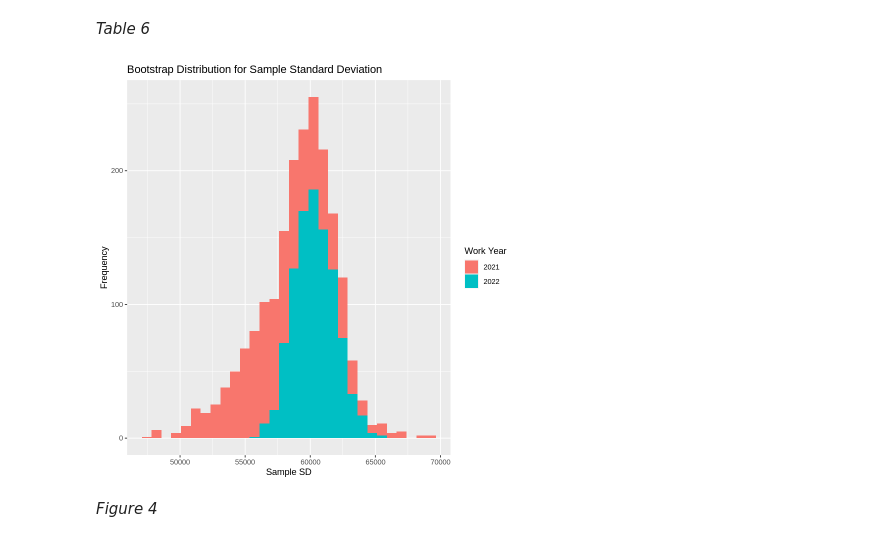
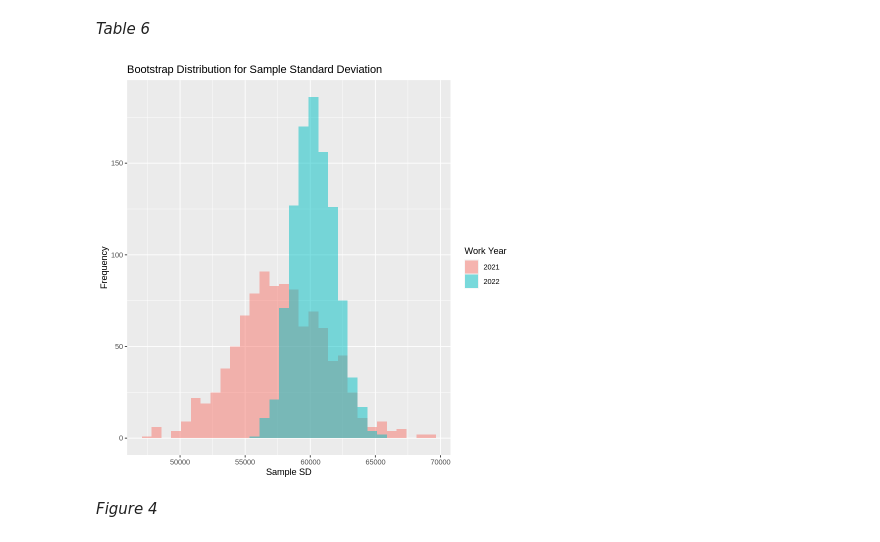
Before and after one commit to joelbonnie/CyberSecSalaryInference, a Jupyter notebook: finalReport.ipynb, the cells around one changed output. Drawn from its saved outputs; the diff is of its cells as text; code cells hidden in the pictures.

Commit message:
Fixed histograms

```diff
--- a/finalReport.ipynb
+++ b/finalReport.ipynb
@@ -72,6 +72,7 @@ We will filter the columns for the years 2021 and 2022.
 # tidy data frame to include only work_year and salary_in_usd columns
 # corresponding to the 2021 and 2022 work year.
 money_relevant <- money |>
+    filter(!is.na(salary_in_usd))|>
     filter(work_year == 2021 | work_year == 2022) |>
     select(work_year, salary_in_usd)
 
@@ -304,14 +305,14 @@ A grouped_df: 6 × 3
 # %%
 # creating the bootstrap distribution
 sd_bootstrap_dist <- sd_bootstrap %>%
     ggplot() +
     geom_histogram(aes(x = sd_salary,fill = work_year),
-                   bins = 30) +
+                   bins = 30,position = 'identity',alpha = 0.5) +
     labs(fill = 'Work Year', x = 'Sample SD', y = 'Frequency') +
     ggtitle('Bootstrap Distribution for Sample Standard Deviation')
 sd_bootstrap_dist
 # %% [output]
-[figure, old version]
+[figure, new version]
 # %% [markdown]
 *Figure 4*
 # %%
```
Also changed, not shown: parts of 1 cell of this notebook.
